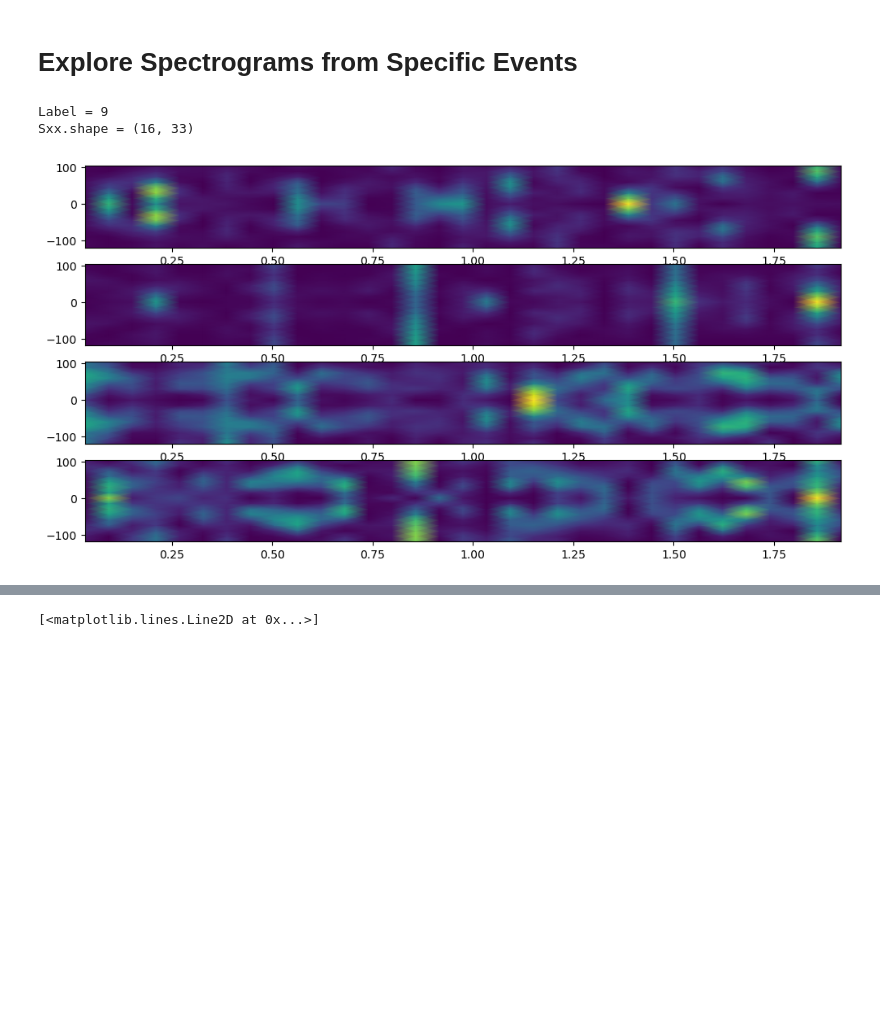
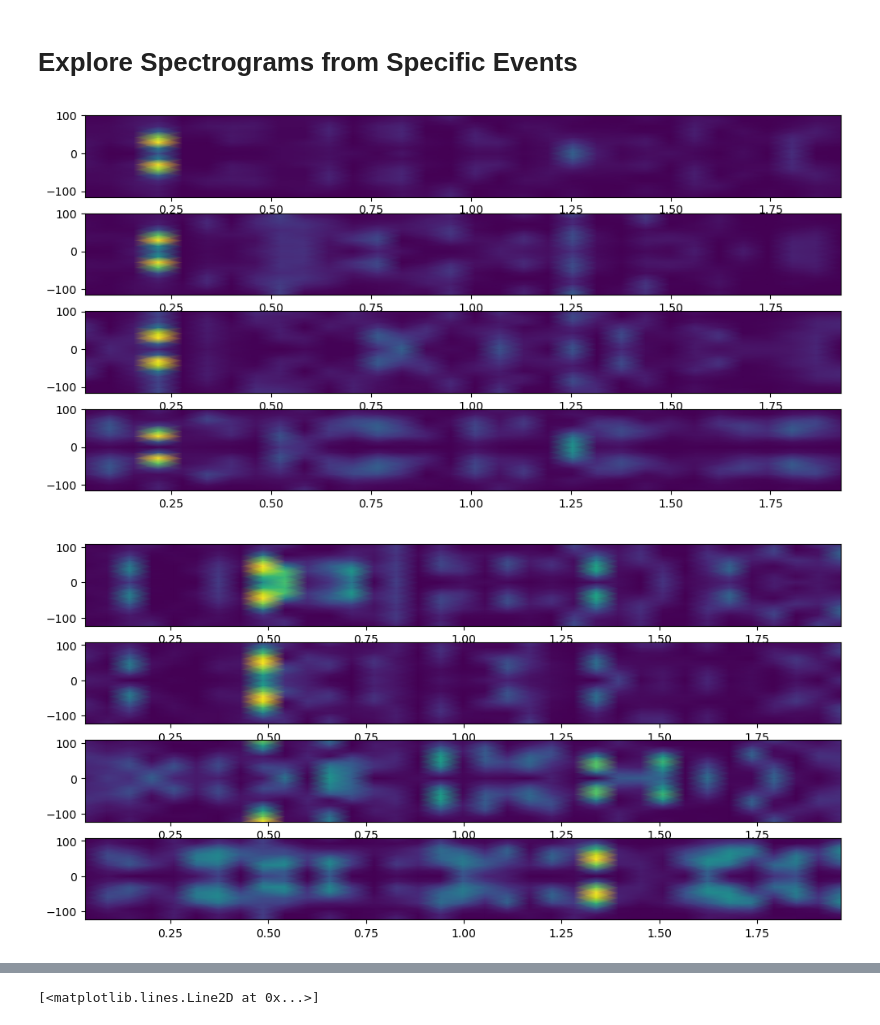
Before and after one commit to noahridge/eeg-mnist, a Jupyter notebook: nb_freq_domain.ipynb, the cells around one changed output, grey strips where cells are left out. Cells and saved outputs as stored; diff of their text form; code cells hidden in the pictures; blank space fills up the shorter version.

```diff
--- a/nb_freq_domain.ipynb
+++ b/nb_freq_domain.ipynb
@@ -90,13 +43,0 @@ class LineSchema(BaseModel):
-# %%
-# def from_txt_file(cls, filepath: PathLike, device=None, transform=None):
-parsed_lines = []
-with open("MU.txt") as f:
-    max_len = 0
-    for line in f:
-
-        parsed_line = LineSchema.from_raw_line(line)
-
-        parsed_lines.append(parsed_line)
-
-
-df  = pd.DataFrame([k.model_dump(exclude = "data") for k in parsed_lines])
@@ -132,0 +44,3 @@ stft = SFT.stft(record.data)
+# %%
+filename_prefix = "01"
+pre_ds2 = PreProcessorDataset.load_from_disk(filepath_data=f"{filename_prefix}_eeg_ppd_data.npy", filepath_metadata = f"{filename_prefix}_eeg_ppd_metadata.parquet")
@@ -133,27 +57,26 @@ stft = SFT.stft(record.data)
 # %% [markdown]
 # Explore Spectrograms from Specific Events
 # %%
-df = df[df["code"]!=-1]
 
-events = df["event"].unique()
-idx = np.random.randint(0, len(events))
+for meta, data in islice(pre_ds2.enumerate_events(), 2):
 
-event = events[idx]
+    if (meta["code"] == -1).all():
+        continue
+    # length = data.shape[-1]
+    # print(meta)
+    # print(data)
 
-event_data = df[df["event"]==event]
-event_idxes = event_data.index.tolist()
+    label = meta["code"].iloc[0]
+    length = meta["size"].iloc[0]
 
-print(f"Label = {event_data['code'].iloc[0]}")
+    fig, axes = plt.subplots(4, 1, figsize = (12,6), squeeze=True)
+    # sub_arrs = []
+    for rec, ax in (zip(data, axes)):
+        # record = parsed_lines[idx]
 
-fig, axes = plt.subplots(4, 1, figsize = (12,6), squeeze=True)
-for idx, ax in zip(event_idxes, axes):
-    record = parsed_lines[idx]
-
-    f, t, Sxx = spectrogram(record.data, fs = length/2, nperseg=(win:=16), noverlap=win//8, return_onesided=False, window = "flattop")
-    ax.pcolormesh(t, fftshift(f), fftshift((Sxx), axes=0), shading = 'gouraud')
-print(f"{Sxx.shape = }")
-# print(f"{t.shape = }")
+        #trimming to unpadded length improves plot scaling
+        f, t, Sxx = spectrogram(rec[0:length], fs = length/2, nperseg=(win:=16), noverlap=win//8, return_onesided=False, window = "flattop")
+        ax.pcolormesh(t, fftshift(f), fftshift((Sxx), axes=0), shading = 'gouraud')
 # %% [output]
-Label = 9
-Sxx.shape = (16, 33)
-[figure, old version]
+[figure, new version]
+[figure, added]
```
Also changed, not shown: parts of 15 cells of this notebook, 2 other files.
